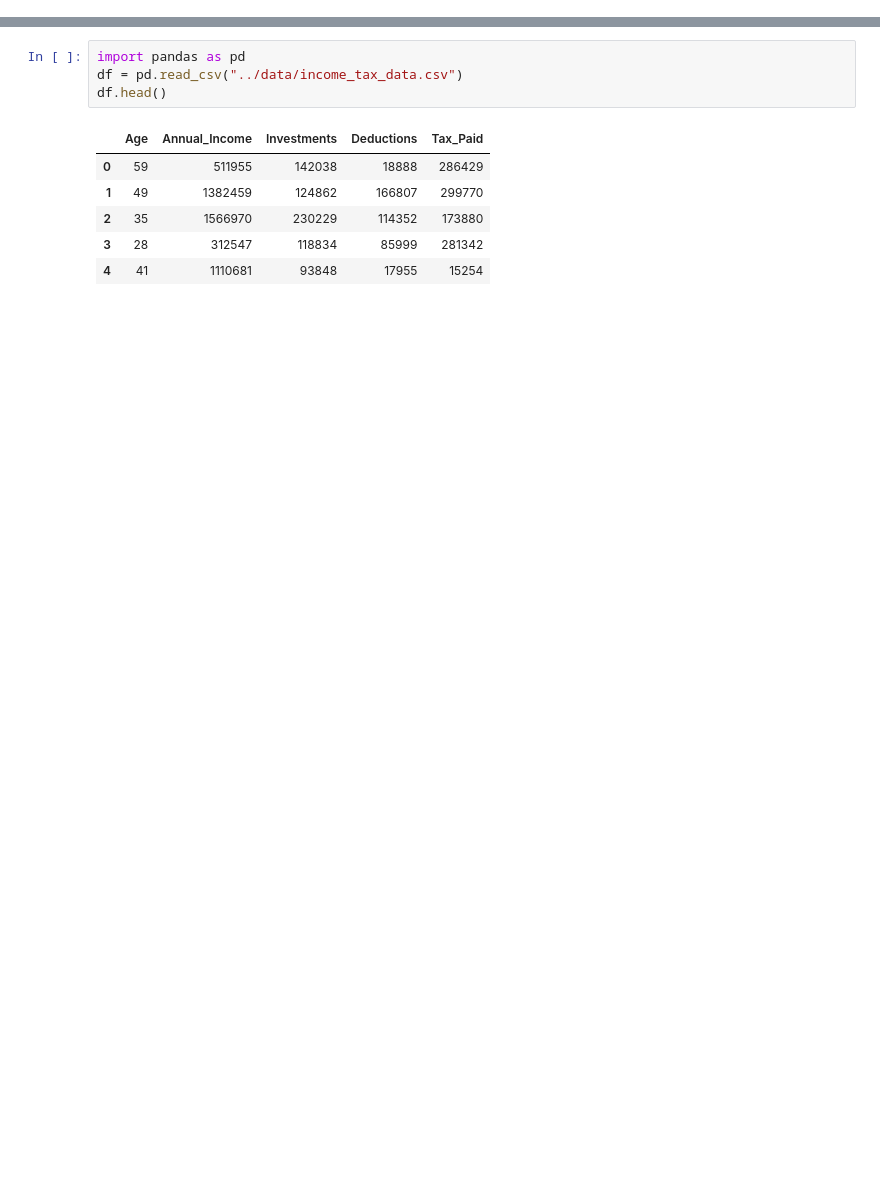
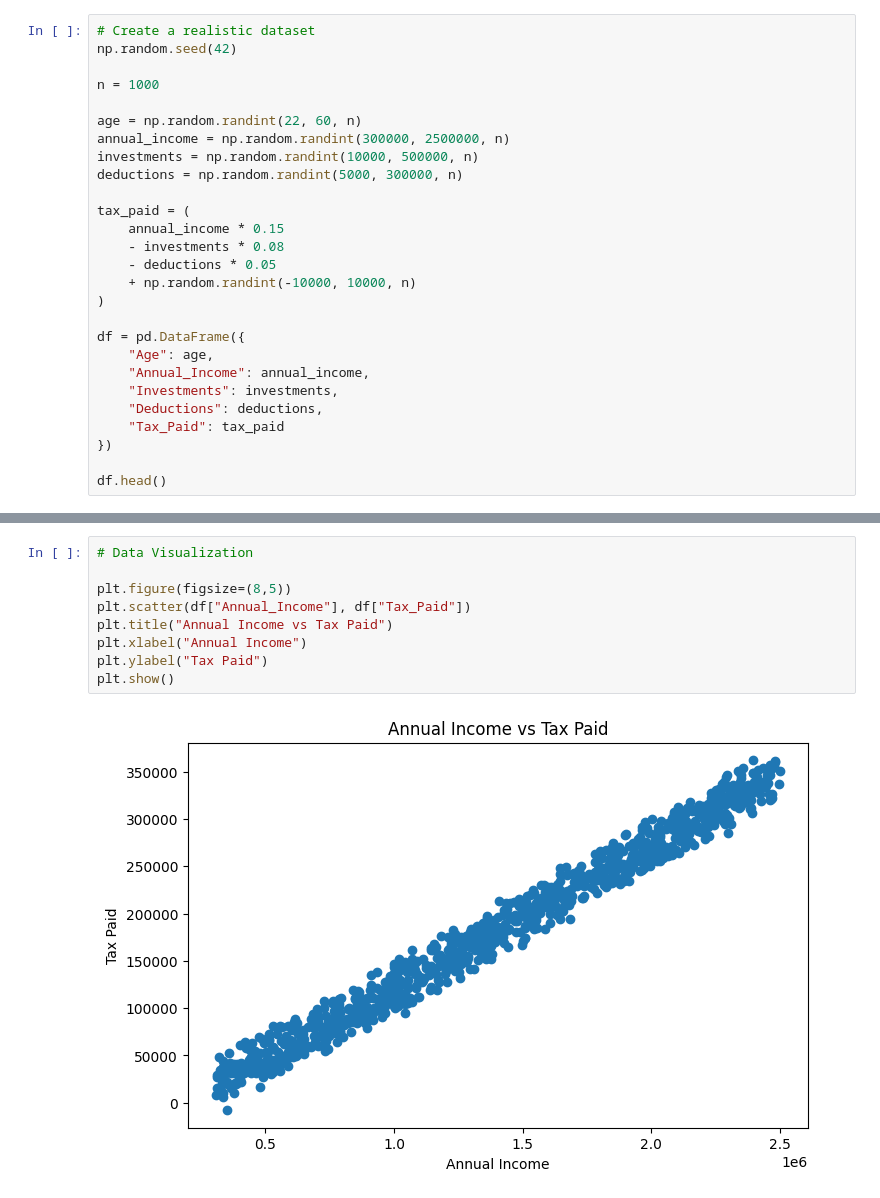
Before and after one commit to Shaik-khadar786/Income-Tax-Prediction, a Jupyter notebook: notebooks/income_text_analysis.ipynb, the cells around one changed output, grey strips where cells are left out. Saved outputs shown, nothing was run; the diff lists cells and outputs as text; blank space fills up the shorter version.

Commit message:
Complete Income Tax Prediction Project

```diff
--- a/notebooks/income_text_analysis.ipynb
+++ b/notebooks/income_text_analysis.ipynb
@@ -33,0 +11,27 @@ df.head()
+# %%
+# Create a realistic dataset
+np.random.seed(42)
+
+n = 1000
+
+age = np.random.randint(22, 60, n)
+annual_income = np.random.randint(300000, 2500000, n)
+investments = np.random.randint(10000, 500000, n)
+deductions = np.random.randint(5000, 300000, n)
+
+tax_paid = (
+    annual_income * 0.15
+    - investments * 0.08
+    - deductions * 0.05
+    + np.random.randint(-10000, 10000, n)
+)
+
+df = pd.DataFrame({
+    "Age": age,
+    "Annual_Income": annual_income,
+    "Investments": investments,
+    "Deductions": deductions,
+    "Tax_Paid": tax_paid
+})
+
+df.head()
@@ -39,12 +54,12 @@ Dataset saved in data folder
-# %%
-import pandas as pd
-df = pd.read_csv("../data/income_tax_data.csv")
-df.head()
-# %% [output]
-|  | Age | Annual_Income | Investments | Deductions | Tax_Paid |
-| 0 | 59 | 511955 | 142038 | 18888 | 286429 |
-| 1 | 49 | 1382459 | 124862 | 166807 | 299770 |
-| 2 | 35 | 1566970 | 230229 | 114352 | 173880 |
-| 3 | 28 | 312547 | 118834 | 85999 | 281342 |
-| 4 | 41 | 1110681 | 93848 | 17955 | 15254 |
+# %%
+# Data Visualization
+
+plt.figure(figsize=(8,5))
+plt.scatter(df["Annual_Income"], df["Tax_Paid"])
+plt.title("Annual Income vs Tax Paid")
+plt.xlabel("Annual Income")
+plt.ylabel("Tax Paid")
+plt.show()
+# %% [output]
+[figure, added]
 # %%
```
Also changed, not shown: parts of 12 cells of this notebook, 1 other file.
